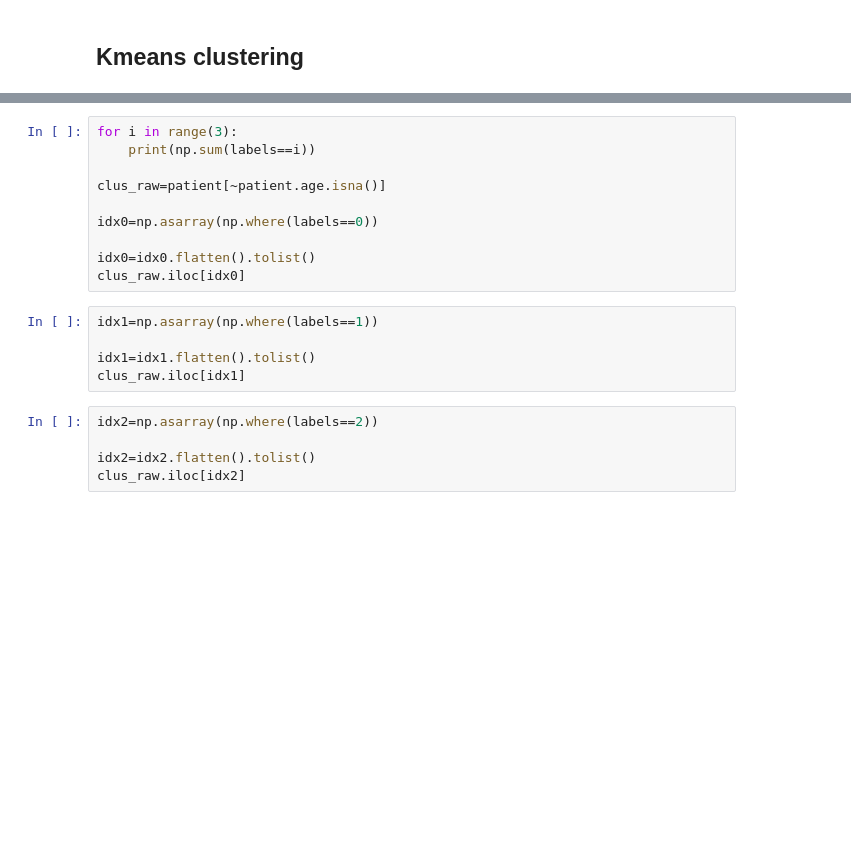
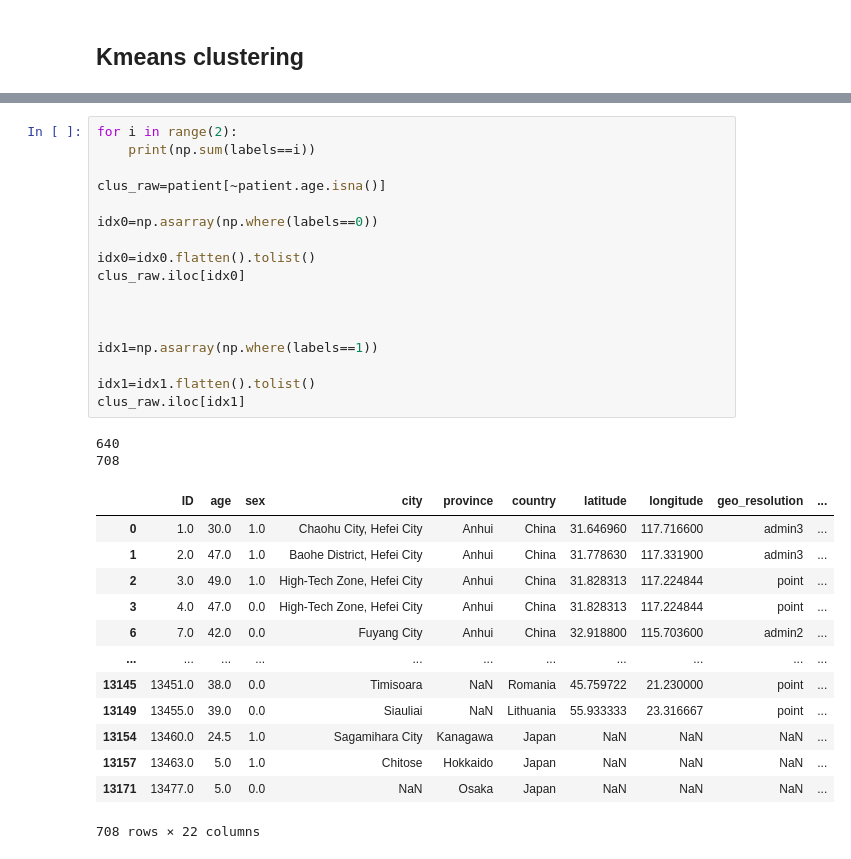
Before and after one commit to jinjuan-cmd/covid-19-data-reduction, a Jupyter notebook: COVID_analyze-tf-idf.ipynb, the cells around one changed output, grey strips where cells are left out. Drawn from its saved outputs; the diff is of its cells as text; blank space fills up the shorter version.

```diff
--- a/COVID_analyze-tf-idf.ipynb
+++ b/COVID_analyze-tf-idf.ipynb
@@ -606,20 +632,33 @@ for i in range(3):
 # %%
-for i in range(3):
+for i in range(2):
     print(np.sum(labels==i))
 
 clus_raw=patient[~patient.age.isna()]
 
 idx0=np.asarray(np.where(labels==0))
 
 idx0=idx0.flatten().tolist()
 clus_raw.iloc[idx0]
+
+
+
+idx1=np.asarray(np.where(labels==1))
+
+idx1=idx1.flatten().tolist()
+clus_raw.iloc[idx1]
+# %% [output]
+640
+708
+|  | ID | age | sex | city | province | country | latitude | longitude | geo_resolution | ... |
+| 0 | 1.0 | 30.0 | 1.0 | Chaohu City, Hefei City | Anhui | China | 31.646960 | 117.716600 | admin3 | ... |
+| 1 | 2.0 | 47.0 | 1.0 | Baohe District, Hefei City | Anhui | China | 31.778630 | 117.331900 | admin3 | ... |
+| 2 | 3.0 | 49.0 | 1.0 | High-Tech Zone, Hefei City | Anhui | China | 31.828313 | 117.224844 | point | ... |
+| 3 | 4.0 | 47.0 | 0.0 | High-Tech Zone, Hefei City | Anhui | China | 31.828313 | 117.224844 | point | ... |
+| 6 | 7.0 | 42.0 | 0.0 | Fuyang City | Anhui | China | 32.918800 | 115.703600 | admin2 | ... |
+| ... | ... | ... | ... | ... | ... | ... | ... | ... | ... | ... |
+| 13145 | 13451.0 | 38.0 | 0.0 | Timisoara | NaN | Romania | 45.759722 | 21.230000 | point | ... |
+| 13149 | 13455.0 | 39.0 | 0.0 | Siauliai | NaN | Lithuania | 55.933333 | 23.316667 | point | ... |
+| 13154 | 13460.0 | 24.5 | 1.0 | Sagamihara City | Kanagawa | Japan | NaN | NaN | NaN | ... |
+| 13157 | 13463.0 | 5.0 | 1.0 | Chitose | Hokkaido | Japan | NaN | NaN | NaN | ... |
+| 13171 | 13477.0 | 5.0 | 0.0 | NaN | Osaka | Japan | NaN | NaN | NaN | ... |
+708 rows × 22 columns
-# %%
-idx1=np.asarray(np.where(labels==1))
-
-idx1=idx1.flatten().tolist()
-clus_raw.iloc[idx1]
-# %%
-idx2=np.asarray(np.where(labels==2))
-
-idx2=idx2.flatten().tolist()
-clus_raw.iloc[idx2]
```
Also changed, not shown: parts of 1 cell of this notebook.
